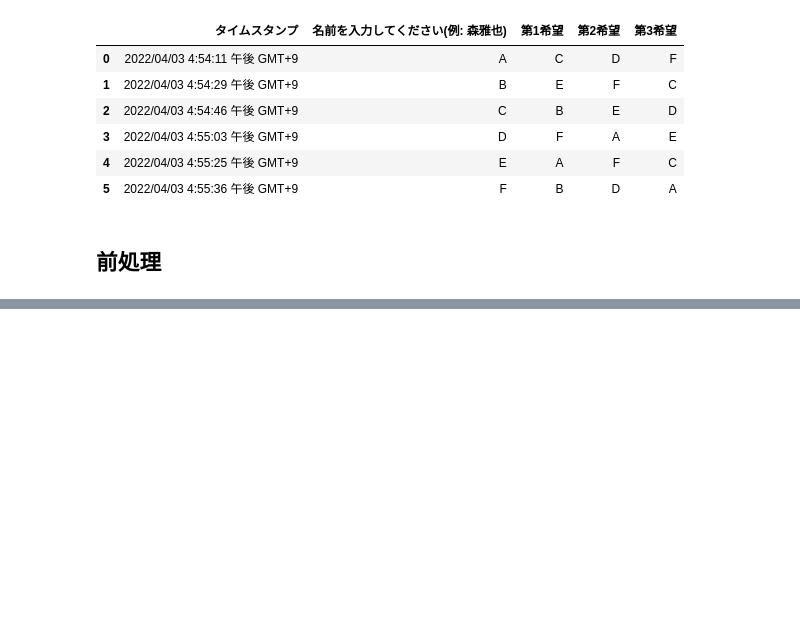
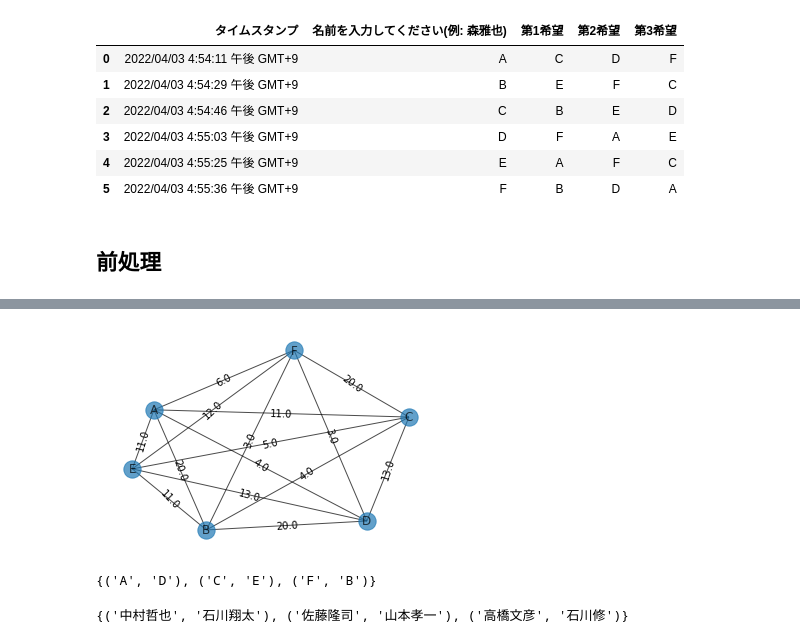
Before and after one commit to rrrrind/Minimum-Weighted-Maximum-Matching, a Jupyter notebook: workspace/mwmm.ipynb, the cells around one changed output, grey strips where cells are left out. Saved outputs shown, nothing was run; the diff lists cells and outputs as text; code cells hidden in the pictures; blank space fills up the shorter version.

```diff
--- a/workspace/mwmm.ipynb
+++ b/workspace/mwmm.ipynb
@@ -112,0 +128,30 @@ w_graph.head()
+# %%
+# 無向グラフの作成
+G = nx.Graph()
+
+# 重み付きのファイルの読み込み
+G = nx.read_weighted_edgelist('./input/w_graph.txt')#, nodetype=int
+# %%
+# グラフの描画
+pos = nx.spring_layout(G)
+edge_labels = {(i, j): w['weight'] for i, j, w in G.edges(data=True)}
+nx.draw_networkx_edge_labels(G,pos, edge_labels=edge_labels)
+nx.draw_networkx(G, pos, with_labels=True, alpha=0.7)
+
+# 表示
+plt.axis("off")
+plt.show()
+# %% [output]
+[figure, added]
+# %%
+# 計算
+edges = nx.min_weight_matching(G)
+edges
+# %% [output]
+{('A', 'D'), ('C', 'E'), ('F', 'B')}
+# %%
+# 計算
+edges = nx.min_weight_matching(G)
+edges
+# %% [output]
+{('中村哲也', '石川翔太'), ('佐藤隆司', '山本孝一'), ('高橋文彦', '石川修')}
```
Also changed, not shown: parts of 4 cells of this notebook, 1 other file.
